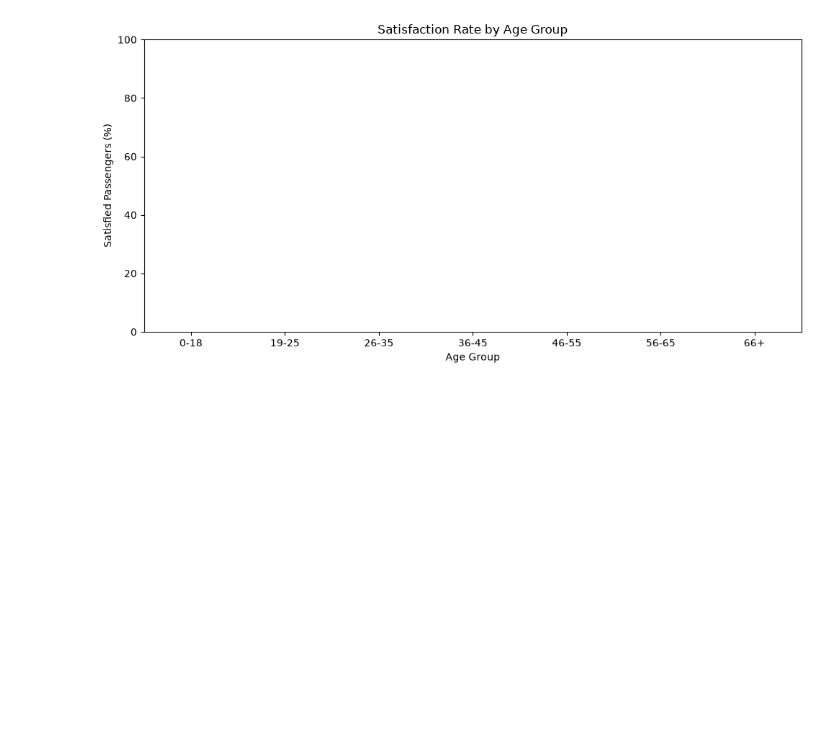
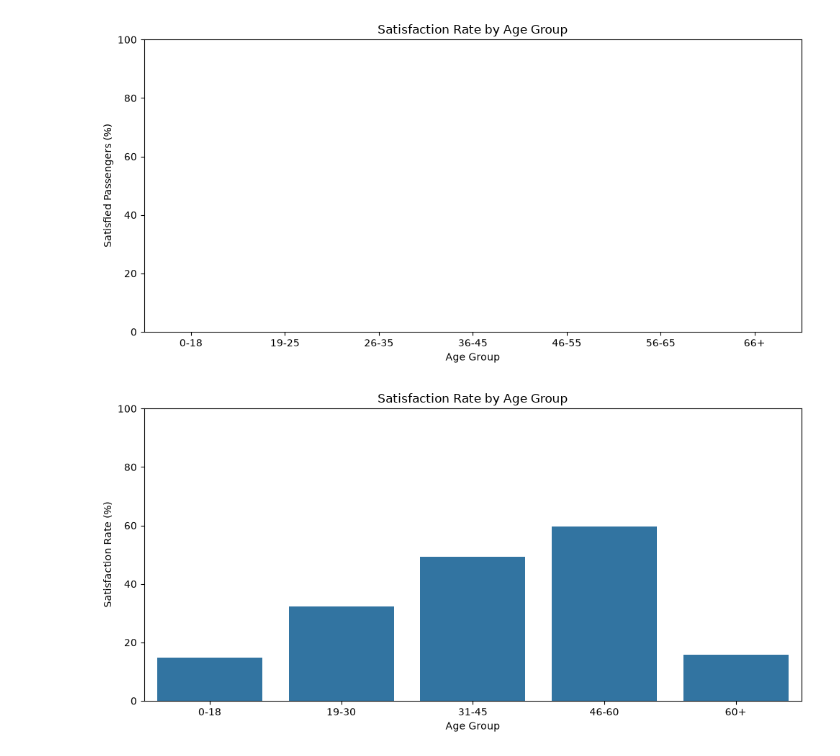
Before and after one commit to Aky29/flight-satisfaction-, a Jupyter notebook: feature_eng.ipynb, the cells around one changed output. Cells and saved outputs as stored; diff of their text form; code cells hidden in the pictures; blank space fills up the shorter version.

```diff
--- a/feature_eng.ipynb
+++ b/feature_eng.ipynb
@@ -168,6 +169,26 @@ AgeGroup
 46-55          71733  106328
 56-65          47699   47297
 66+            15998    2213
+# %%
+service_columns = [
+    'Inflight wifi service',
+    'Departure/Arrival time convenient',
+    'Ease of Online booking',
+    'Gate location',
+    'Food and drink',
+    'Online boarding',
+    'Seat comfort',
+    'Inflight entertainment',
+    'On-board service',
+    'Leg room service',
+    'Baggage handling',
+    'Checkin service',
+    'Cleanliness'
+]
+
+df['Satisfaction_Rate'] = (
+    df[service_columns].mean(axis=1) / 5
+) * 100
 # %%
 import pandas as pd
 import matplotlib.pyplot as plt
@@ -224,6 +245,43 @@ AgeGroup
 66+      0.0
 Name: satisfaction, dtype: float64
 [figure]
+# %%
+import pandas as pd
+import matplotlib.pyplot as plt
+import seaborn as sns
+
+# 1. Create age groups
+df['AgeGroup'] = pd.cut(
+    df['Age'],
+    bins=[0, 18, 30, 45, 60, 100],
+    labels=['0-18', '19-30', '31-45', '46-60', '60+']
+)
+
+# 2. Calculate satisfaction rate for each age group
+satisfaction_rate = (
+    df.groupby('AgeGroup', observed=False)['satisfaction']
+      .mean()
+      .mul(100)
+      .reset_index(name='SatisfactionRate')
+)
+
+# 3. Plot the satisfaction rate
+plt.figure(figsize=(10, 5))
+
+sns.barplot(
+    data=satisfaction_rate,
+    x='AgeGroup',
+    y='SatisfactionRate'
+)
+
+plt.title('Satisfaction Rate by Age Group')
+plt.xlabel('Age Group')
+plt.ylabel('Satisfaction Rate (%)')
+plt.ylim(0, 100)
+plt.tight_layout()
+plt.show()
+# %% [output]
+[figure, added]
 # %%
 plt.figure(figsize=(10, 5))
 
```
Also changed, not shown: parts of 51 cells of this notebook, 3 other files.
